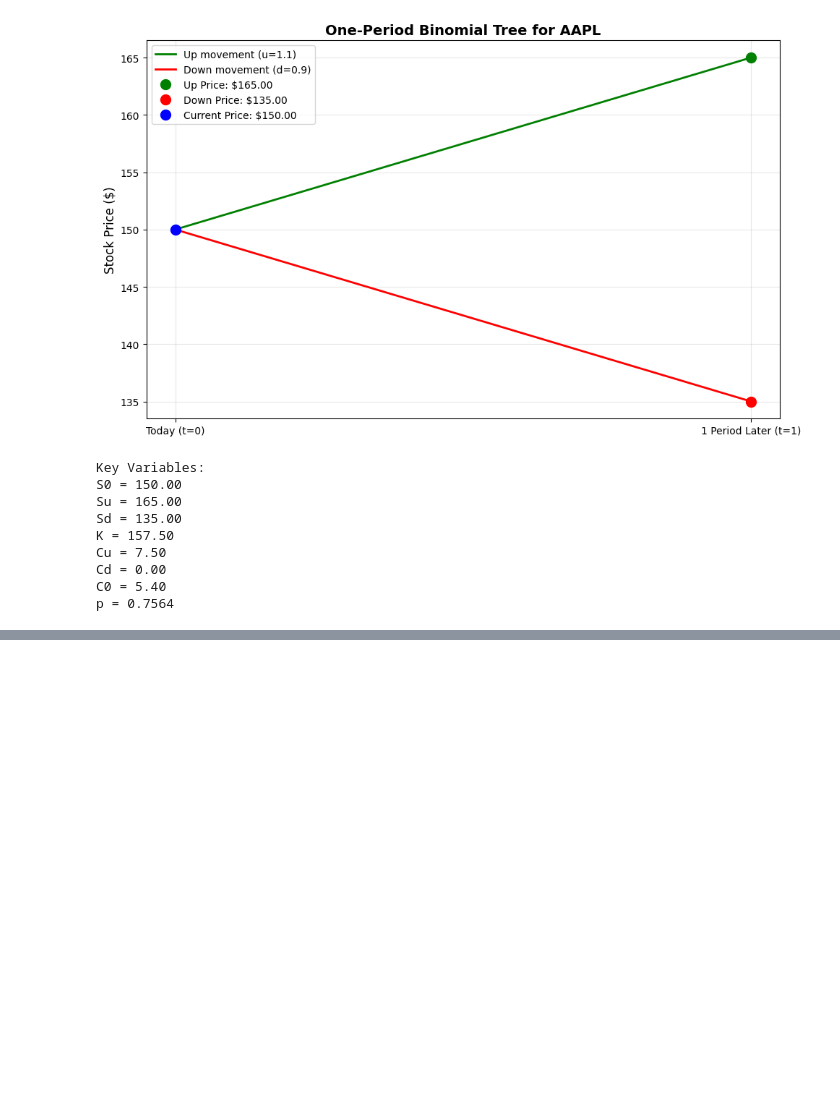
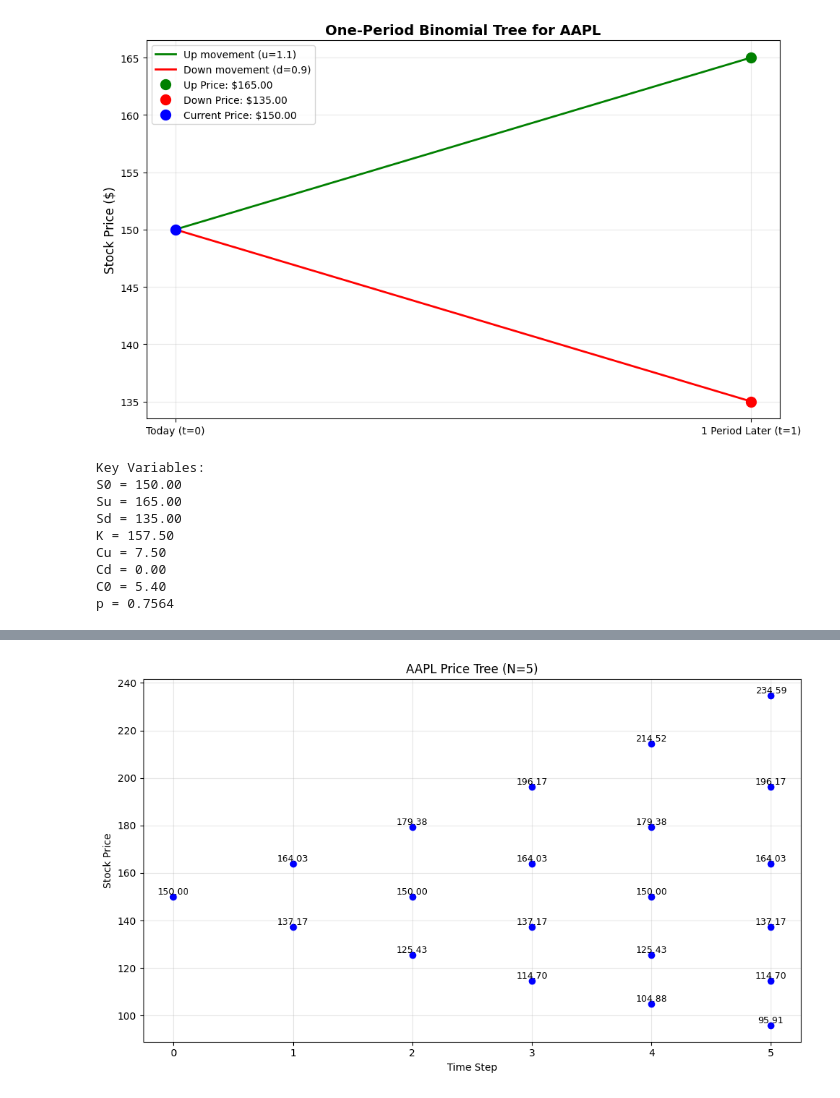
Before and after one commit to MohammedLike/Quantitative-Finance-Practice, a Jupyter notebook: Module 1/binomial_option_pricing.ipynb, the cells around one changed output, grey strips where cells are left out. Saved outputs shown, nothing was run; the diff lists cells and outputs as text; code cells hidden in the pictures; blank space fills up the shorter version.

```diff
--- a/Module 1/binomial_option_pricing.ipynb
+++ b/Module 1/binomial_option_pricing.ipynb
@@ -104,3 +104,85 @@ Cu = 7.50
 Cd = 0.00
 C0 = 5.40
 p = 0.7564
+# %%
+import yfinance as yf
+import numpy as np
+import matplotlib.pyplot as plt
+
+# Step 1: Fetch real AAPL stock price with error handling
+ticker = 'AAPL'
+try:
+    data = yf.download(ticker, period='5d', interval='1d')
+    if data.empty:
+        print(f"No data received for {ticker}. Using default price.")
+        S0 = 150.0
+    else:
+        S0 = data['Close'].iloc[-1]
+        print(f"Current {ticker} price: ${S0:.2f}")
+except Exception as e:
+    print(f"Error downloading data: {e}")
+    S0 = 150.0
+
+# Step 2: Define model parameters
+T = 1              # Total time in years
+N = 5              # Number of periods
+dt = T / N         # Time step
+r = 0.05           # Risk-free interest rate
+
+# Cox-Ross-Rubinstein model parameters
+u = np.exp(0.2 * np.sqrt(dt))     # Up factor
+d = 1 / u                         # Down factor
+p = (np.exp(r * dt) - d) / (u - d)  # Risk-neutral probability
+discount = np.exp(-r * dt)
+
+K = S0 * 1.05  # Strike price (5% above S0)
+
+# Step 3: Generate asset prices at maturity
+ST = np.array([S0 * (u ** j) * (d ** (N - j)) for j in range(N + 1)])
+
+# Step 4: Compute payoff at maturity (European Call)
+option_values = np.maximum(ST - K, 0)
+
+# Step 5: Backward induction
+for i in range(N - 1, -1, -1):
+    option_values = discount * (p * option_values[1:i + 2] + (1 - p) * option_values[0:i + 1])
+
+# Step 6: Output the result
+C0 = option_values[0]
+print(f"\nMulti-Period Binomial Option Pricing (European Call)")
+print(f"Periods (N): {N}")
+print(f"Up factor (u): {u:.4f}")
+print(f"Down factor (d): {d:.4f}")
+print(f"Risk-neutral probability (p): {p:.4f}")
+print(f"Strike Price (K): ${K:.2f}")
+print(f"Option Price (C0): ${C0:.2f}")
+
+# Step 7: Visualization of final stock prices and payoffs
+import pandas as pd
+df = pd.DataFrame({
+    'Final Stock Price': ST,
+    'Call Payoff': np.maximum(ST - K, 0)
+})
+print("\nFinal Payoffs at Maturity:")
+print(df)
+
+# Step 8: Optional tree visualization (limited to small N)
+if N <= 5:
+    tree = np.zeros((N+1, N+1))
+    for i in range(N+1):
+        for j in range(i+1):
+            tree[j, i] = S0 * (u**j) * (d**(i - j))
+
+    plt.figure(figsize=(10, 6))
+    for i in range(N+1):
+        for j in range(i+1):
+            plt.plot(i, tree[j, i], 'bo')
+            plt.text(i, tree[j, i], f"{tree[j, i]:.2f}", fontsize=9, ha='center', va='bottom')
+
+    plt.title(f"{ticker} Price Tree (N={N})")
+    plt.xlabel("Time Step")
+    plt.ylabel("Stock Price")
+    plt.grid(True, alpha=0.3)
+    plt.tight_layout()
+    plt.show()
+# %% [output]
@@ -106,0 +209 @@ p = 0.7564
+[figure, added]
```
Also changed, not shown: parts of 27 cells of this notebook.
